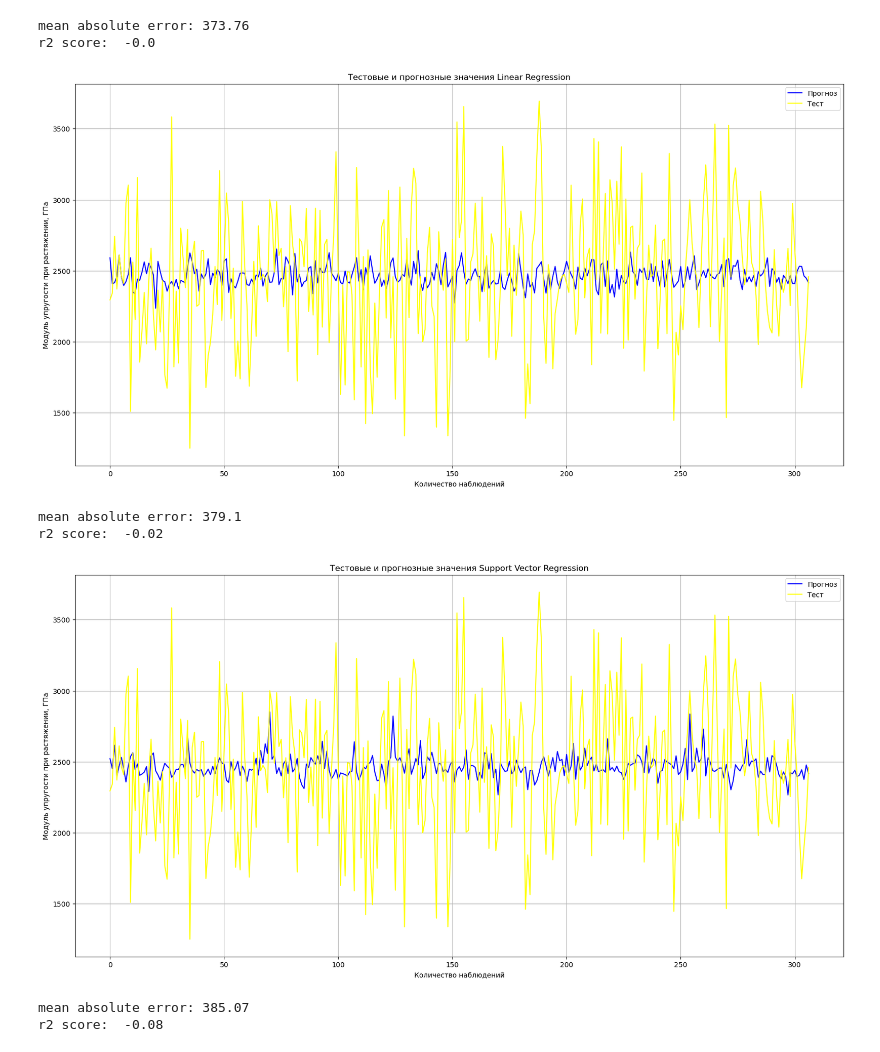
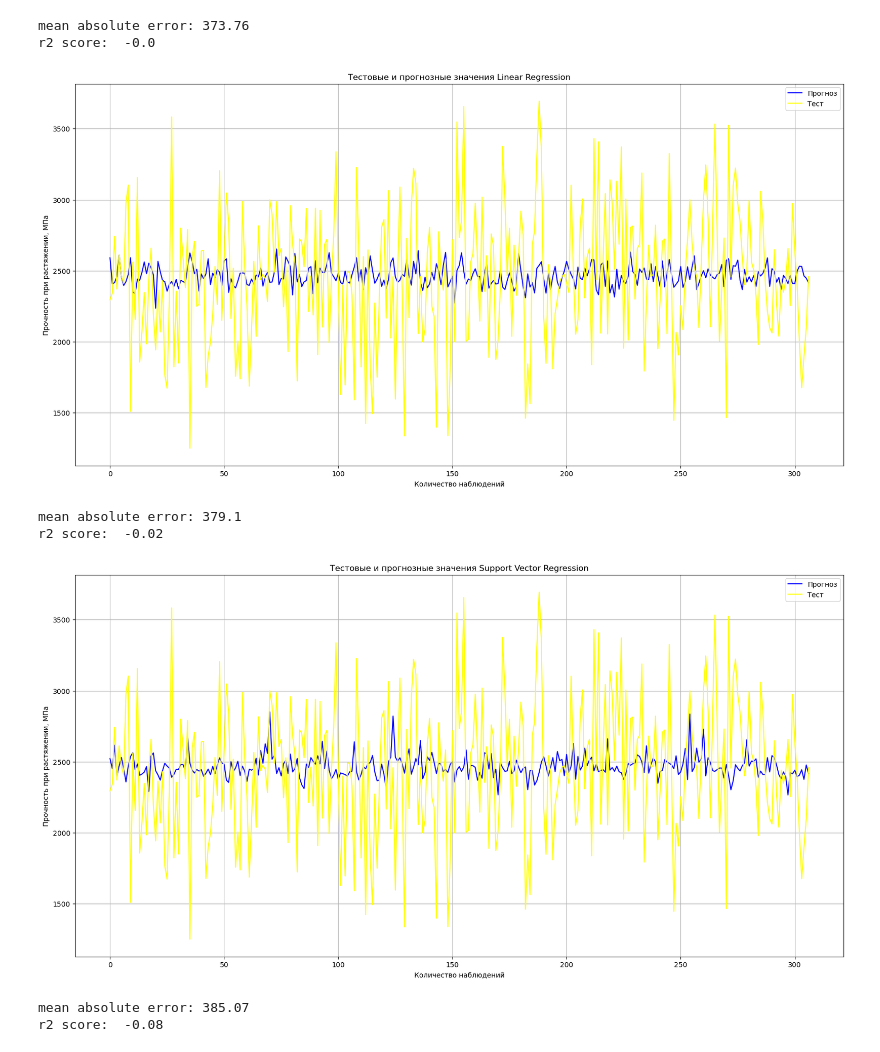
Before and after one commit to YaroSlavaStar/DS_FQW_Komposit, a Jupyter notebook: Starostina Ya.K. KOMPOSIT_4.ipynb, the cells around one changed output. Drawn from its saved outputs; the diff is of its cells as text; code cells hidden in the pictures.

```diff
--- a/Starostina Ya.K. KOMPOSIT_4.ipynb
+++ b/Starostina Ya.K. KOMPOSIT_4.ipynb
@@ -160,14 +160,14 @@ r2 score:  -0.0
 # %%
 plt.figure(figsize = (20, 10))
 plt.title("Тестовые и прогнозные значения Linear Regression")
 plt.plot(y_pred_lin_reg, label = "Прогноз", color = "blue")
 plt.plot(y_test.values, label = "Тест", color = "yellow")
 plt.xlabel("Количество наблюдений")
-plt.ylabel("Модуль упругости при растяжении, ГПа")
+plt.ylabel("Прочность при растяжении, МПа")
 plt.legend()
 plt.grid(True);
 # %% [output]
-[figure, old version]
+[figure, new version]
 # %%
 # Метод опорных векторов
 # %%
@@ -188,11 +188,11 @@ plt.title("Тестовые и прогнозные значения Support Vec
 plt.plot(y_pred_svr_rbf, label = "Прогноз", color = "blue")
 plt.plot(y_test.values, label = "Тест", color = "yellow")
 plt.xlabel("Количество наблюдений")
-plt.ylabel("Модуль упругости при растяжении, ГПа")
+plt.ylabel("Прочность при растяжении, МПа")
 plt.legend()
 plt.grid(True);
 # %% [output]
-[figure, old version]
+[figure, new version]
 # %%
 svr_poly = SVR(kernel="poly", C=300, gamma='auto', degree=2, epsilon=0.3, coef0=0.3)
 svr_poly.fit(x_train, y_train)
```
Also changed, not shown: parts of 16 cells of this notebook, 3 other files.
